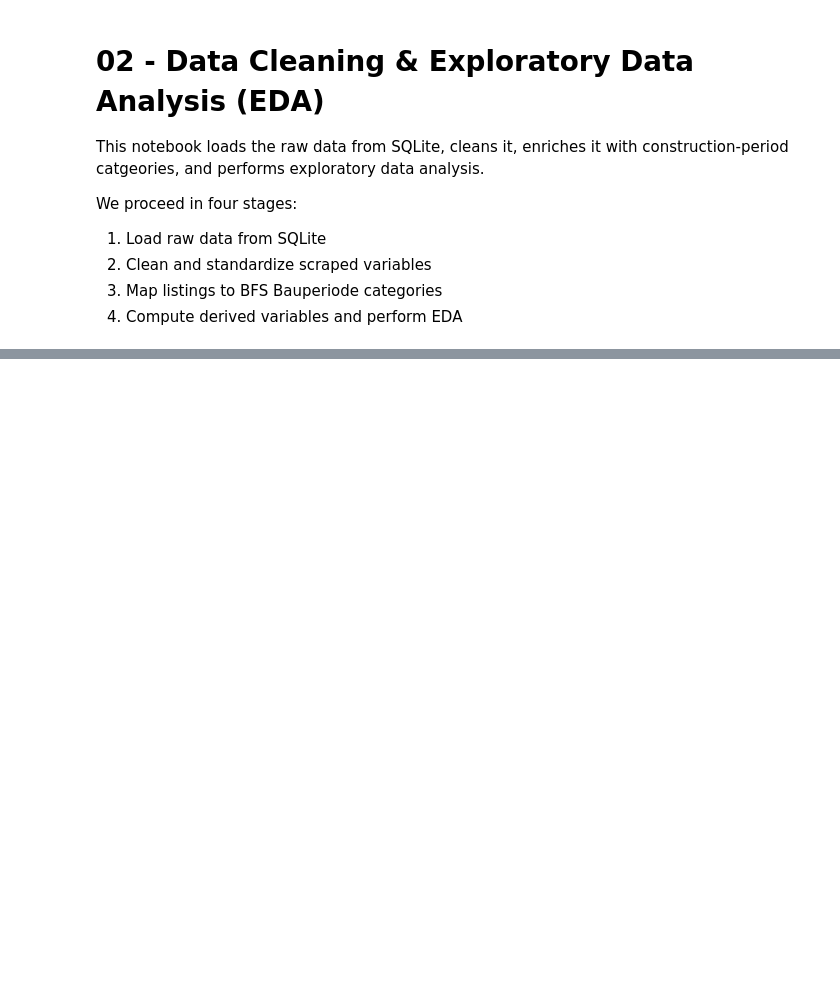
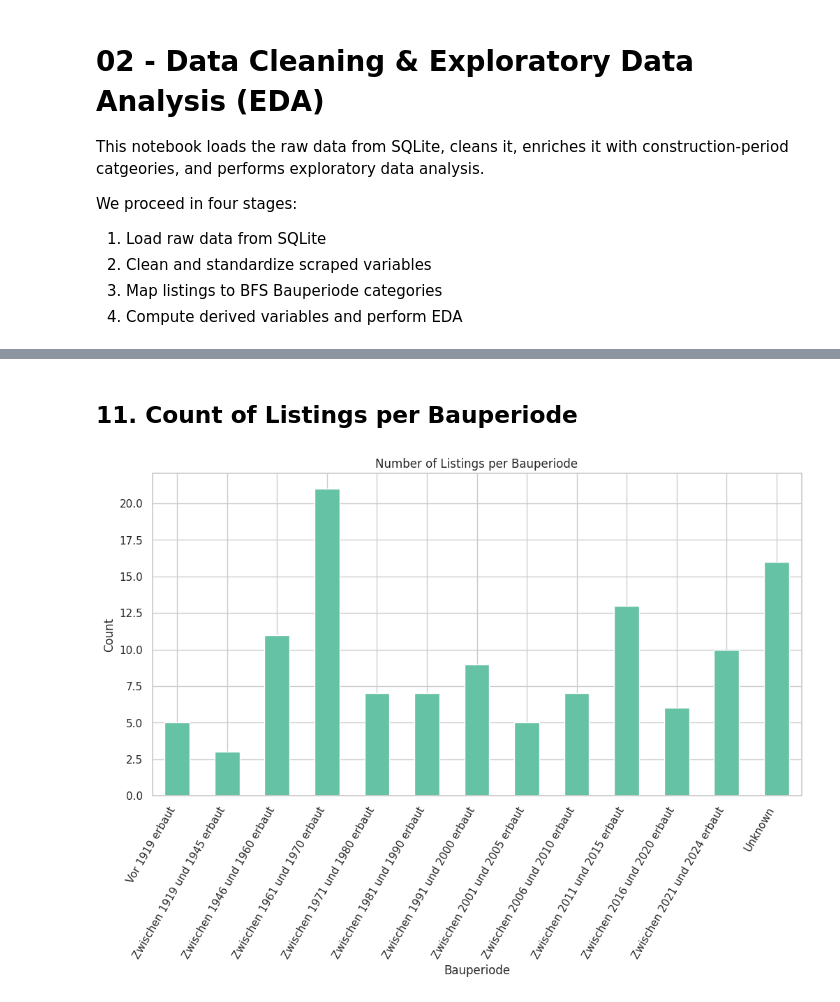
Before and after one commit to maimasuya/ARM_Quantitative_Project_Group_3, a Jupyter notebook: Notebooks/02_data_cleaning_eda.ipynb, the cells around one changed output, grey strips where cells are left out. Cells and saved outputs as stored; diff of their text form; code cells hidden in the pictures; blank space fills up the shorter version.

```diff
--- a/Notebooks/02_data_cleaning_eda.ipynb
+++ b/Notebooks/02_data_cleaning_eda.ipynb
@@ -34,0 +233,14 @@ df_raw.head()
+# %% [markdown]
+## 11. Count of Listings per Bauperiode
+# %%
+plt.figure(figsize=(12,6))
+
+df_clean["bauperiode"].value_counts().reindex(bauperiode_order).plot(kind="bar")
+
+plt.title("Number of Listings per Bauperiode")
+plt.xlabel("Bauperiode")
+plt.ylabel("Count")
+plt.xticks(rotation=60, ha="right")
+plt.show()
+# %% [output]
+[figure, added]
```
Also changed, not shown: parts of 20 cells of this notebook.
